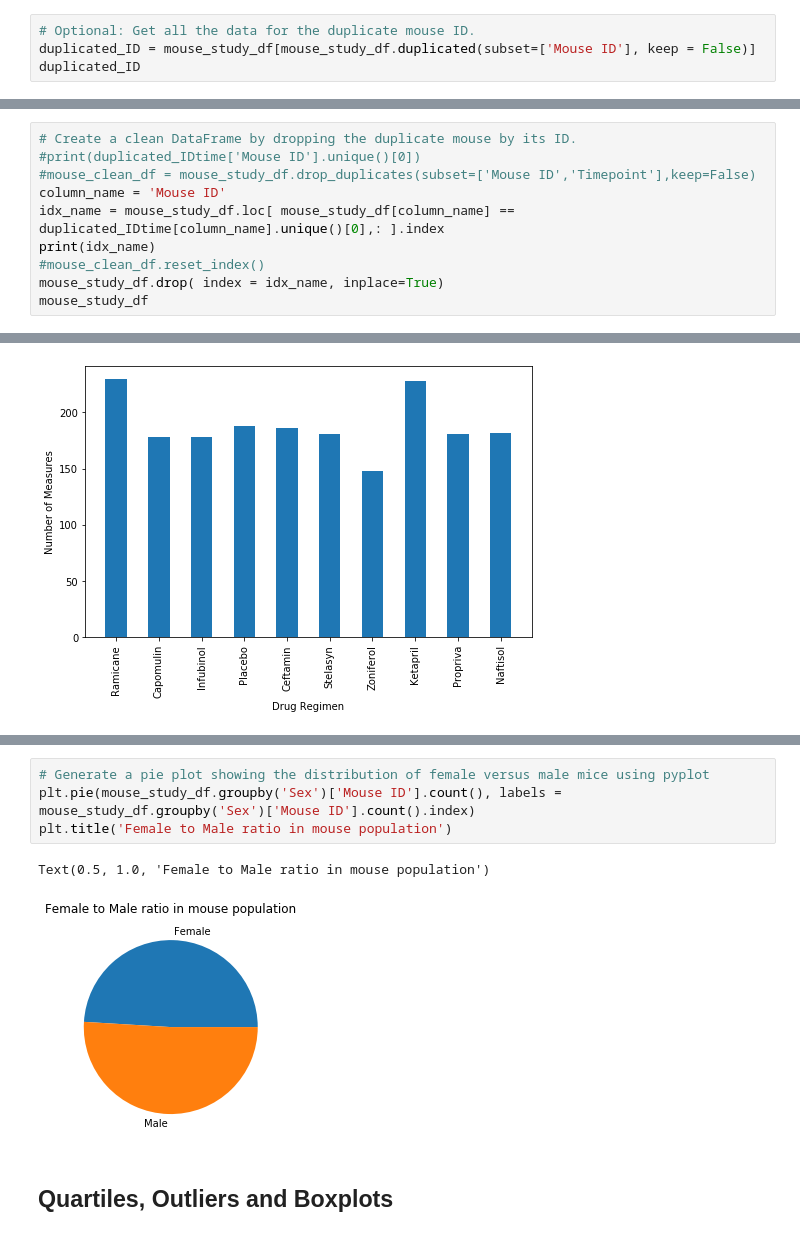
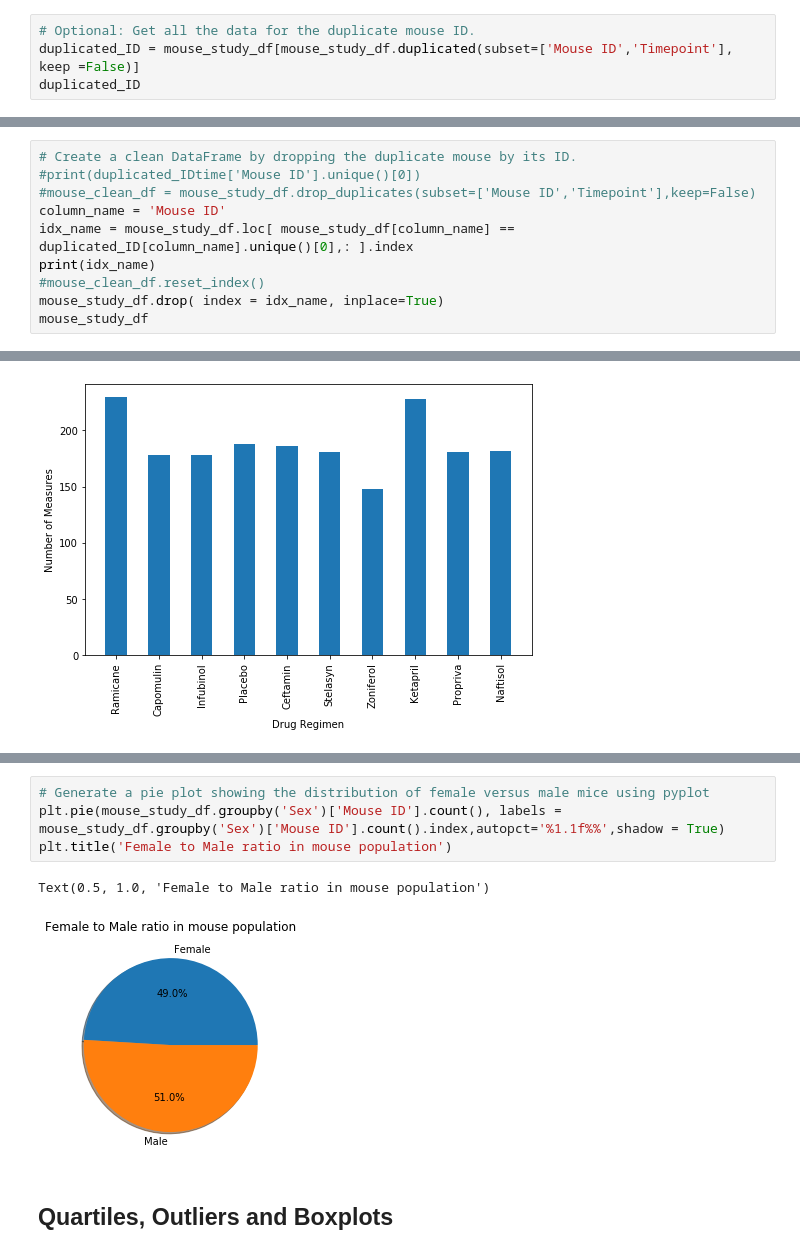
Before and after one commit to giadainnocenti/matplotlib-challenge, a Jupyter notebook: pymaceuticals_starter.ipynb, the cells around one changed output, grey strips where cells are left out. Drawn from its saved outputs; the diff is of its cells as text.

```diff
--- a/pymaceuticals_starter.ipynb
+++ b/pymaceuticals_starter.ipynb
@@ -64,6 +58,6 @@ duplicated_IDtime
 # %%
 # Optional: Get all the data for the duplicate mouse ID.
-duplicated_ID = mouse_study_df[mouse_study_df.duplicated(subset=['Mouse ID'], keep = False)]
+duplicated_ID = mouse_study_df[mouse_study_df.duplicated(subset=['Mouse ID','Timepoint'], keep =False)]
 duplicated_ID
 # %% [output]
 |  | Mouse ID | Drug Regimen | Sex | Age_months | Weight (g) | Timepoint | Tumor Volume (mm3) | ... |
@@ -84,7 +76,7 @@ duplicated_ID
 #print(duplicated_IDtime['Mouse ID'].unique()[0])
 #mouse_clean_df = mouse_study_df.drop_duplicates(subset=['Mouse ID','Timepoint'],keep=False)
 column_name = 'Mouse ID'
-idx_name = mouse_study_df.loc[ mouse_study_df[column_name] == duplicated_IDtime[column_name].unique()[0],: ].index
+idx_name = mouse_study_df.loc[ mouse_study_df[column_name] == duplicated_ID[column_name].unique()[0],: ].index
 print(idx_name)
 #mouse_clean_df.reset_index()
 mouse_study_df.drop( index = idx_name, inplace=True)
@@ -191,10 +184,10 @@ Text(0.5, 1.0, 'Female to Male ratio in mouse population')
 # %%
 # Generate a pie plot showing the distribution of female versus male mice using pyplot
-plt.pie(mouse_study_df.groupby('Sex')['Mouse ID'].count(), labels = mouse_study_df.groupby('Sex')['Mouse ID'].count().index)
+plt.pie(mouse_study_df.groupby('Sex')['Mouse ID'].count(), labels = mouse_study_df.groupby('Sex')['Mouse ID'].count().index,autopct='%1.1f%%',shadow = True)
 plt.title('Female to Male ratio in mouse population')
 # %% [output]
 Text(0.5, 1.0, 'Female to Male ratio in mouse population')
-[figure, old version]
+[figure, new version]
 # %% [markdown]
 ## Quartiles, Outliers and Boxplots
 # %%
```
Also changed, not shown: parts of 15 cells of this notebook.
